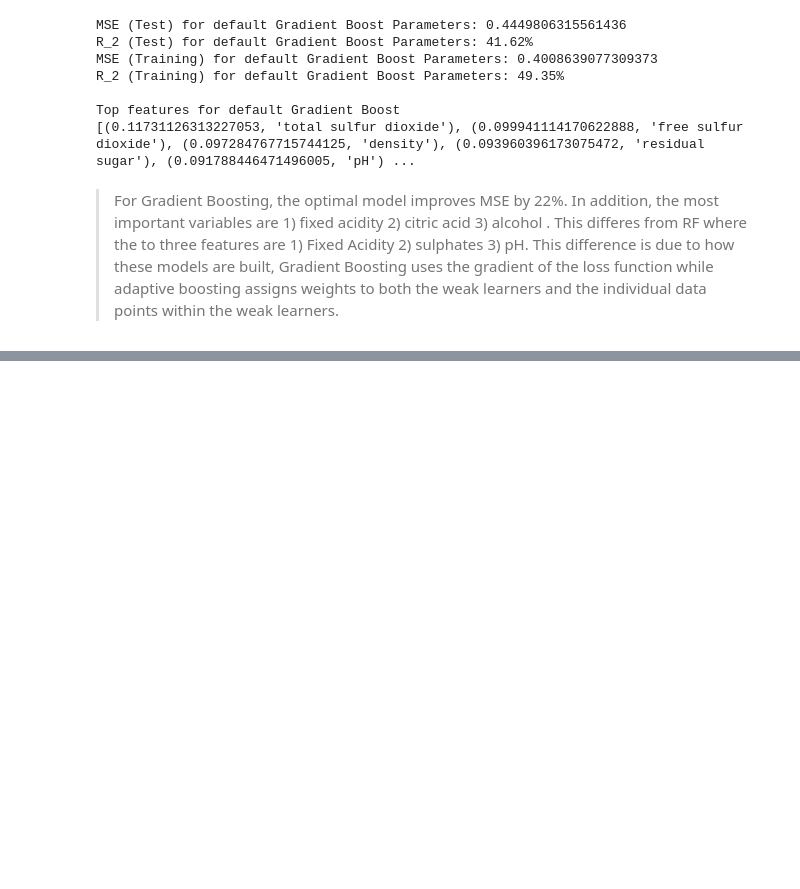
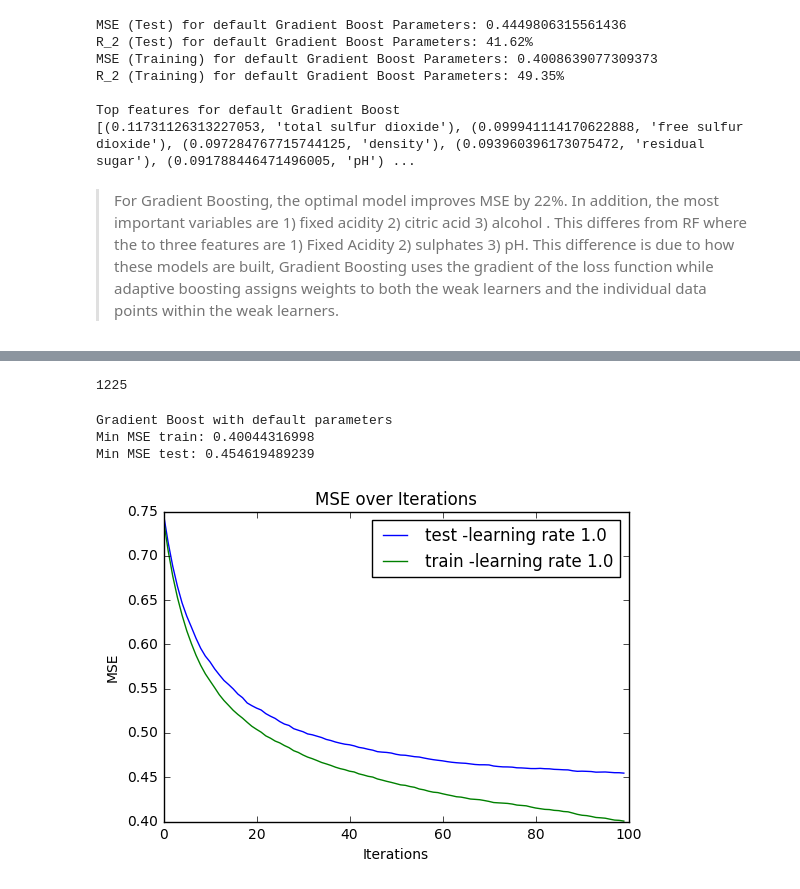
Before and after one commit to jonhilgart22/Galvanize-Machine-Learning-I, a Jupyter notebook: SkillsTest2-Jonathan-Hilgart.ipynb, the cells around one changed output, grey strips where cells are left out. Drawn from its saved outputs; the diff is of its cells as text; code cells hidden in the pictures; blank space fills up the shorter version.

```diff
--- a/SkillsTest2-Jonathan-Hilgart.ipynb
+++ b/SkillsTest2-Jonathan-Hilgart.ipynb
@@ -433,0 +440,3 @@ Top features for default Gradient Boost
+# %%
+gdb= GradientBoostingRegressor()
+gdb
@@ -433,0 +451,6 @@ Top features for default Gradient Boost
+# %%
+X_train, X_test, y_train, y_test  = train_test_split(X,y)
+y_train = y_train.ravel()
+y_test = y_test.ravel()
+# %%
+gdb.fit(X_train,y_train)
@@ -433,0 +465,30 @@ Top features for default Gradient Boost
+# %%
+len(y_test)
+# %% [output]
+1225
+# %%
+def stage_score_plot(model, train_x, train_y, test_x, test_y,learn_rate=None):
+    """predict MSE from training and testing data over each gradient fold"""
+    model.fit(train_x,train_y)
+    train_error = np.zeros((len(list(model.staged_predict(train_x)))))
+    test_error = np.zeros((len(list(model.staged_predict(test_x)))))
+    for i, mse in enumerate(model.staged_predict(train_x)):
+        train_error[i] =mean_squared_error(train_y,mse)
+    for i, mse in enumerate(model.staged_predict(test_x)):
+        test_error[i] =mean_squared_error(test_y,mse)
+    plt.plot([i for i in range(len(list(model.staged_predict(train_x))))],test_error,label='test -learning rate {} '.format(learn_rate))
+    plt.plot([i for i in range(len(list(model.staged_predict(train_x))))],train_error, label='train -learning rate {}'.format(learn_rate))
+    plt.ylabel("MSE")
+    plt.xlabel('Iterations')
+    plt.legend()
+    plt.title('MSE over Iterations')
+    print('Min MSE train:',min(train_error))
+    print('Min MSE test:',min(test_error))
+# %%
+print('Gradient Boost with default parameters')
+stage_score_plot(gdb, X_train, y_train, X_test, y_test, 1.0)
+# %% [output]
+Gradient Boost with default parameters
+Min MSE train: 0.40044316998
+Min MSE test: 0.454619489239
+[figure, added]
```
Also changed, not shown: parts of 23 cells of this notebook, 3 other files.
